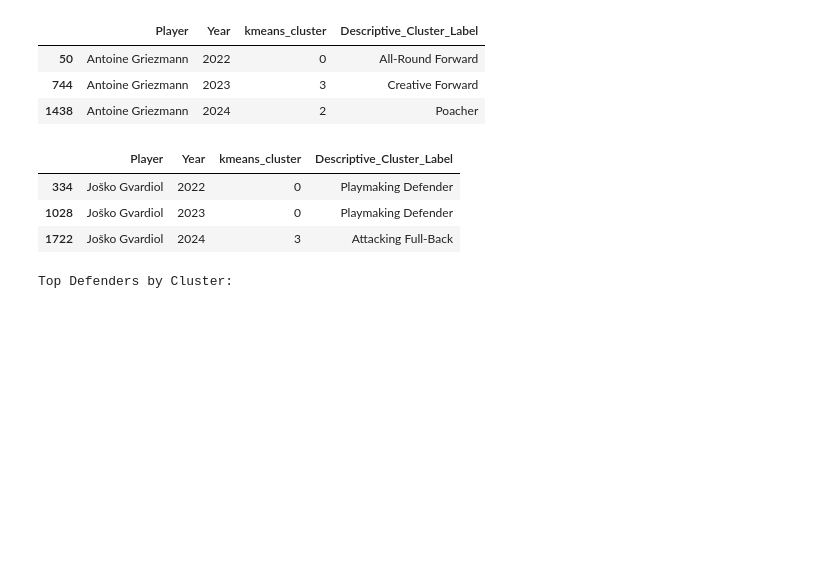
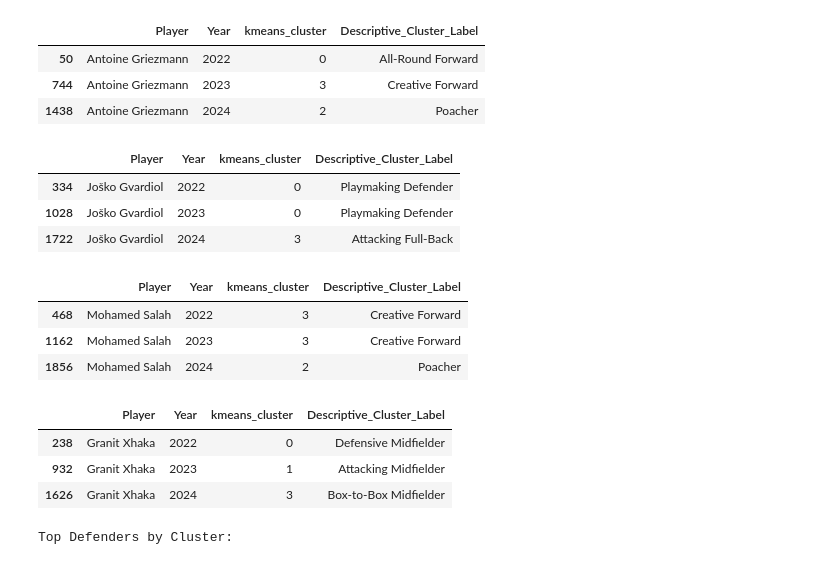
Before and after one commit to Hamdanovic98/-A-Data-Driven-Clustering-Approach-in-Football, a Jupyter notebook: Players Clustering by Role.ipynb, the cells around one changed output. Cells and saved outputs as stored; diff of their text form; code cells hidden in the pictures; blank space fills up the shorter version.

```diff
--- a/Players Clustering by Role.ipynb
+++ b/Players Clustering by Role.ipynb
@@ -25,8 +30,8 @@ Updated maximum number of columns:  500
 # %%
 # Load all datasets
-combined_data_2024 = pd.read_csv('FBRef Data/2024/Filtered_Combined_Data_2024.csv')
-combined_data_2023 = pd.read_csv('FBRef Data/2023/Filtered_Combined_Data_2023.csv')
-combined_data_2022 = pd.read_csv('FBRef Data/2022/Filtered_Combined_Data_2022.csv')
+combined_data_2024 = pd.read_csv('/content/drive/MyDrive/FBRef Data/2024/Filtered_Combined_Data_2024.csv')
+combined_data_2023 = pd.read_csv('/content/drive/MyDrive/FBRef Data/2023/Filtered_Combined_Data_2023.csv')
+combined_data_2022 = pd.read_csv('/content/drive/MyDrive/FBRef Data/2022/Filtered_Combined_Data_2022.csv')
 combined_data_2024.head()
 # %% [output]
 |  | Unnamed: 0 | Player | Nation | Pos | Squad | Comp | Age | Born | 90s | MP | Starts | ... |
@@ -805,6 +810,20 @@ combined_clustered[combined_clustered['Player']=='Joško Gvardiol'][['Player', '
 | 334 | Joško Gvardiol | 2022 | 0 | Playmaking Defender |
 | 1028 | Joško Gvardiol | 2023 | 0 | Playmaking Defender |
 | 1722 | Joško Gvardiol | 2024 | 3 | Attacking Full-Back |
+# %%
+combined_clustered[combined_clustered['Player']=='Mohamed Salah'][['Player', 'Year', 'kmeans_cluster', 'Descriptive_Cluster_Label']]
+# %% [output]
+|  | Player | Year | kmeans_cluster | Descriptive_Cluster_Label |
+| 468 | Mohamed Salah | 2022 | 3 | Creative Forward |
+| 1162 | Mohamed Salah | 2023 | 3 | Creative Forward |
+| 1856 | Mohamed Salah | 2024 | 2 | Poacher |
+# %%
+combined_clustered[combined_clustered['Player']=='Granit Xhaka'][['Player', 'Year', 'kmeans_cluster', 'Descriptive_Cluster_Label']]
+# %% [output]
+|  | Player | Year | kmeans_cluster | Descriptive_Cluster_Label |
+| 238 | Granit Xhaka | 2022 | 0 | Defensive Midfielder |
+| 932 | Granit Xhaka | 2023 | 1 | Attacking Midfielder |
+| 1626 | Granit Xhaka | 2024 | 3 | Box-to-Box Midfielder |
 # %%
 # Add the overall_score column
 combined_clustered['overall_score'] = (combined_clustered['Passing_and_Creativity_Score'] +
```
Also changed, not shown: parts of 2 cells of this notebook.
